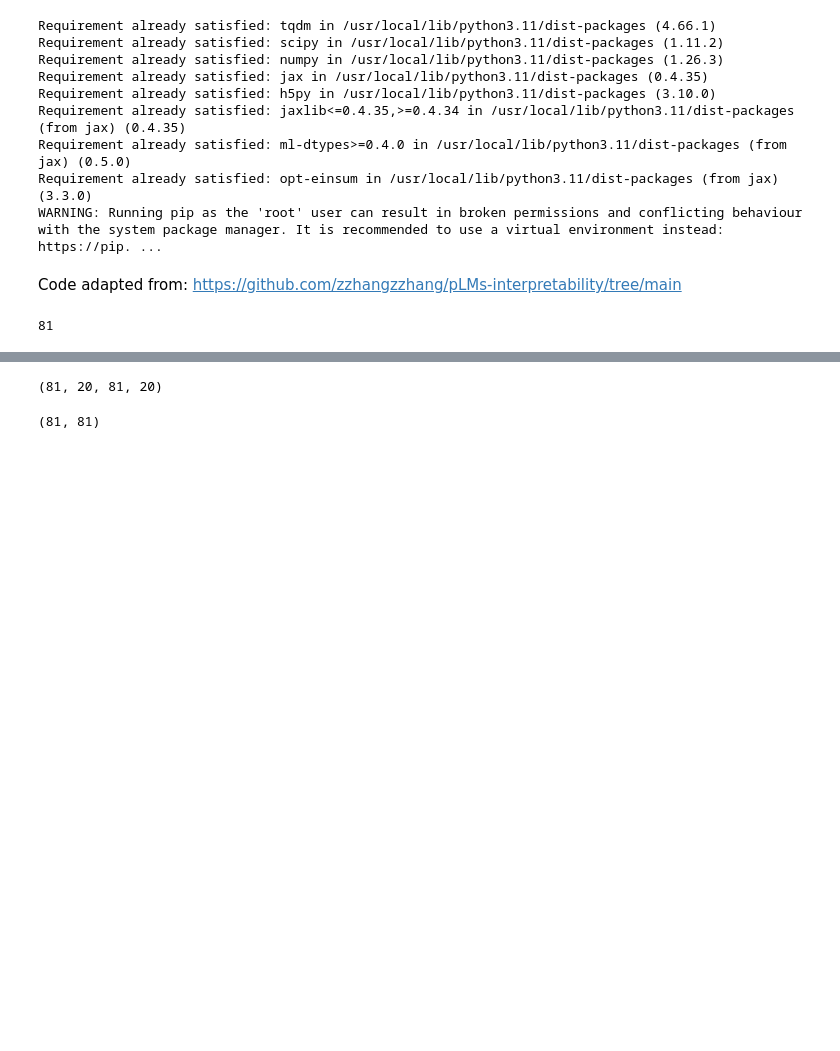
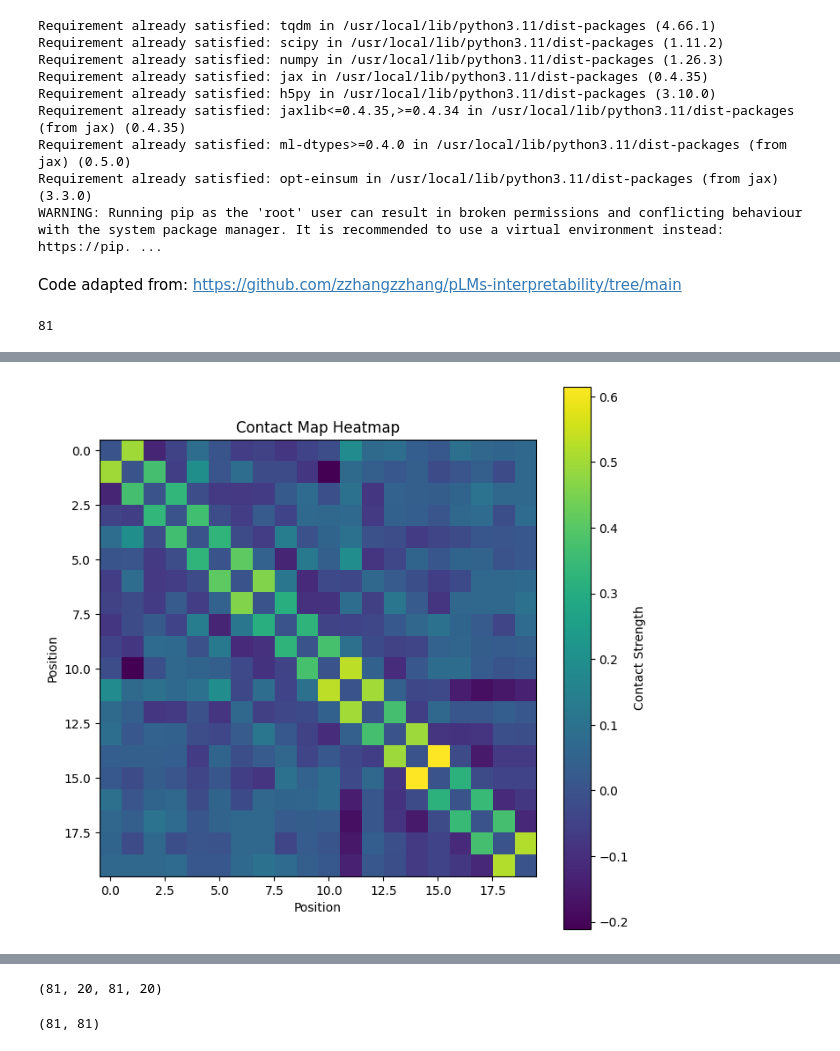
Before and after one commit to LeonHafner/PP2_reliability_score_pred, a Jupyter notebook: calc_jacobian.ipynb, the cells around one changed output, grey strips where cells are left out. Saved outputs shown, nothing was run; the diff lists cells and outputs as text; code cells hidden in the pictures; blank space fills up the shorter version.

```diff
--- a/calc_jacobian.ipynb
+++ b/calc_jacobian.ipynb
@@ -94,0 +272,12 @@ def do_apc(x, rm=1):
+# %%
+# Plot contact map
+# Make the heatmap plot
+plt.figure(figsize=(8, 8))
+plt.imshow(contact_map, cmap="viridis", interpolation="nearest")
+plt.colorbar(label="Contact Strength")
+plt.title("Contact Map Heatmap")
+plt.xlabel("Position")
+plt.ylabel("Position")
+plt.show()
+# %% [output]
+[figure, added]
```
Also changed, not shown: parts of 13 cells of this notebook, 5 other files.
